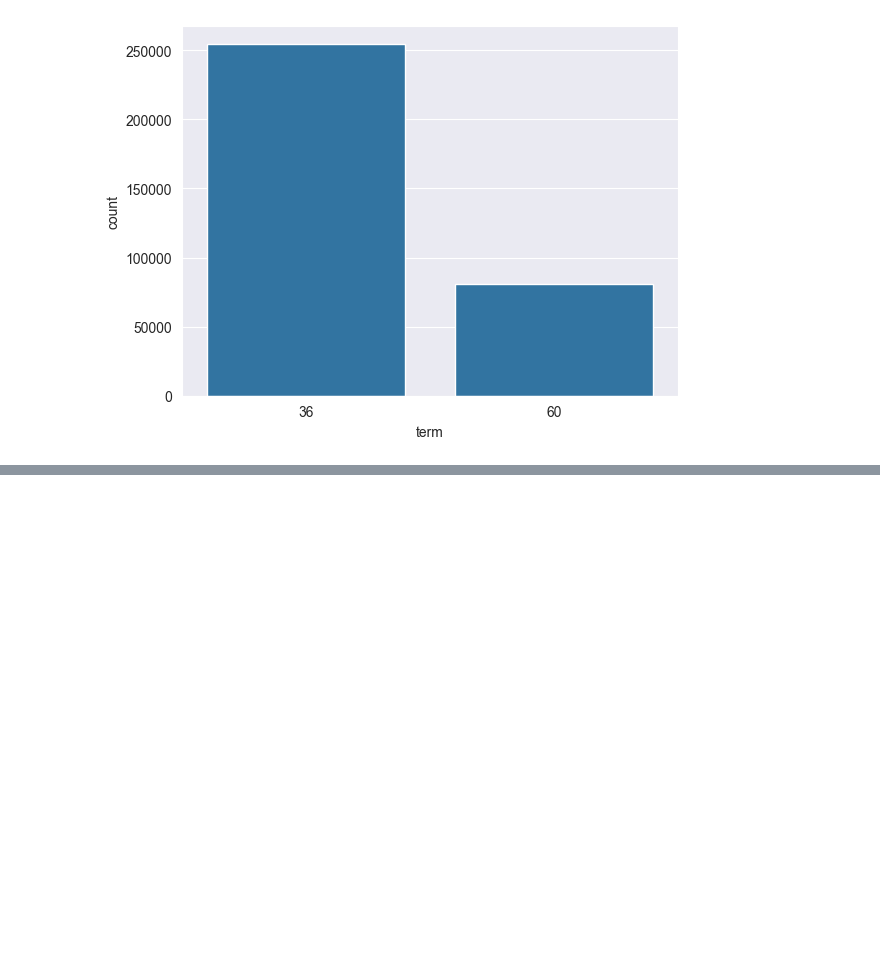
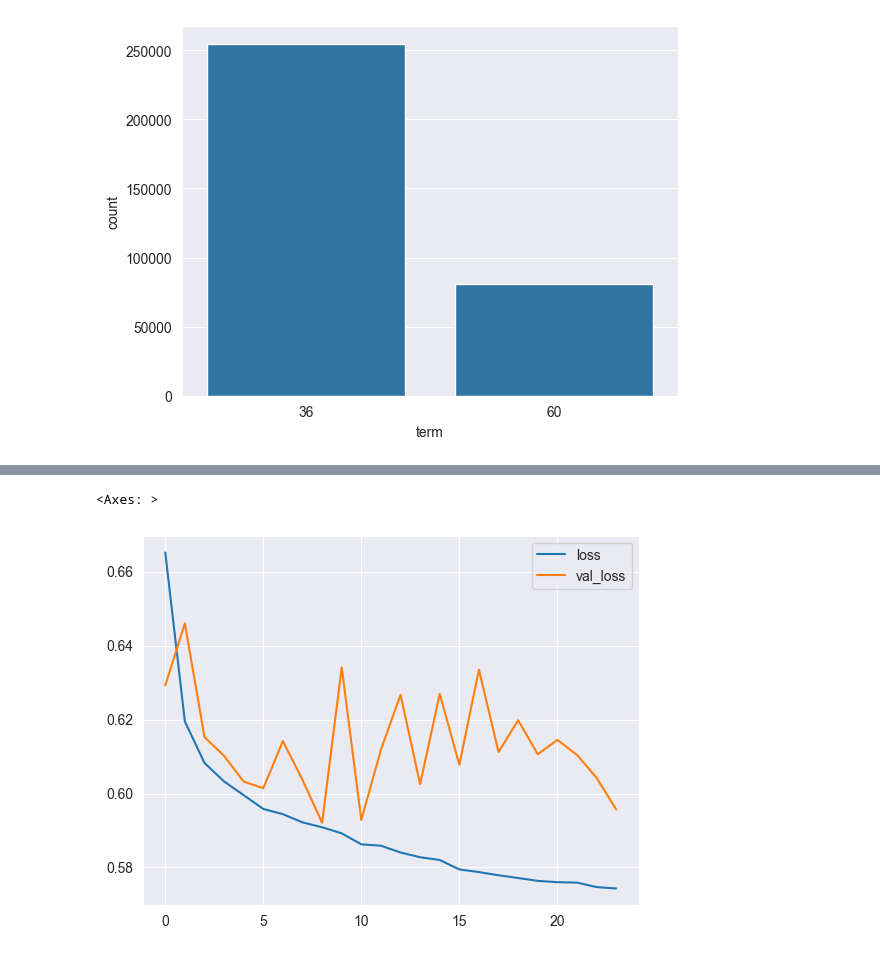
Before and after one commit to DoM1NuSS/Complete-Tensorflow-2-and-Keras-Deep-Learning-Bootcamp, a Jupyter notebook: SoloProjekat.ipynb, the cells around one changed output, grey strips where cells are left out. Saved outputs shown, nothing was run; the diff lists cells and outputs as text; code cells hidden in the pictures; blank space fills up the shorter version.

```diff
--- a/SoloProjekat.ipynb
+++ b/SoloProjekat.ipynb
@@ -124,0 +471,10 @@ sns.countplot(x=df['term'],data=df)
+# %%
+#Podela na trening i test podatke + SMOTE + normalizacija
+X_train, X_test, y_train, y_test = train_test_split(X, y, test_size = 0.3, random_state=42)
+
+smote = SMOTE(sampling_strategy='auto', random_state=42)
+X_train, y_train = smote.fit_resample(X_train,y_train)
+
+scaler = MinMaxScaler()
+X_train = scaler.fit_transform(X_train) #Ovo su podaci koje je prethodno obradio smote
+X_test = scaler.transform(X_test)
@@ -124,0 +486,18 @@ sns.countplot(x=df['term'],data=df)
+# %%
+#Treniranje modela
+model = Sequential()
+
+model.add(Dense(20, activation='relu'))
+model.add(Dropout(0.5))
+model.add(Dense(20, activation='relu'))
+model.add(Dropout(0.5))
+model.add(Dense(20, activation='relu'))
+model.add(Dropout(0.5))
+model.add(Dense(20, activation='relu'))
+model.add(Dropout(0.5))
+
+
+#Output layer menjamo aktivacionu funkciju na sigmoidnu jer je ovo binarna klasifikacija s tim u vidu mozemo na izlazu da ocekujemo samo 0 ili 1
+model.add(Dense(1, activation='sigmoid'))
+
+model.compile(optimizer='adam', loss='binary_crossentropy')
@@ -124,0 +524,4 @@ sns.countplot(x=df['term'],data=df)
+# %%
+early_stopping = EarlyStopping(monitor='val_loss', patience=15, verbose=1,mode='min')
+# %%
+model.fit(x=X_train, y=y_train, epochs=200,batch_size=512,validation_data=(X_test,y_test),callbacks=[early_stopping] ,verbose=1)
@@ -124,0 +547,6 @@ sns.countplot(x=df['term'],data=df)
+# %%
+losses = pd.DataFrame(model.history.history)
+losses.plot()
+# %% [output]
+<Axes: >
+[figure, added]
```
Also changed, not shown: parts of 60 cells of this notebook.
